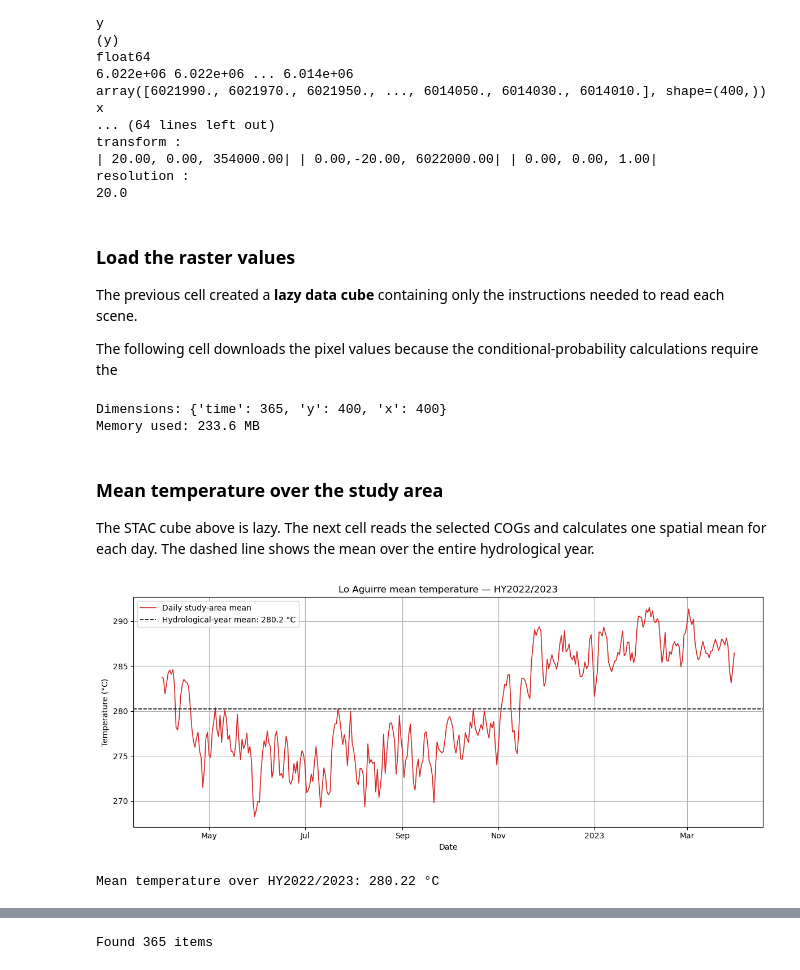
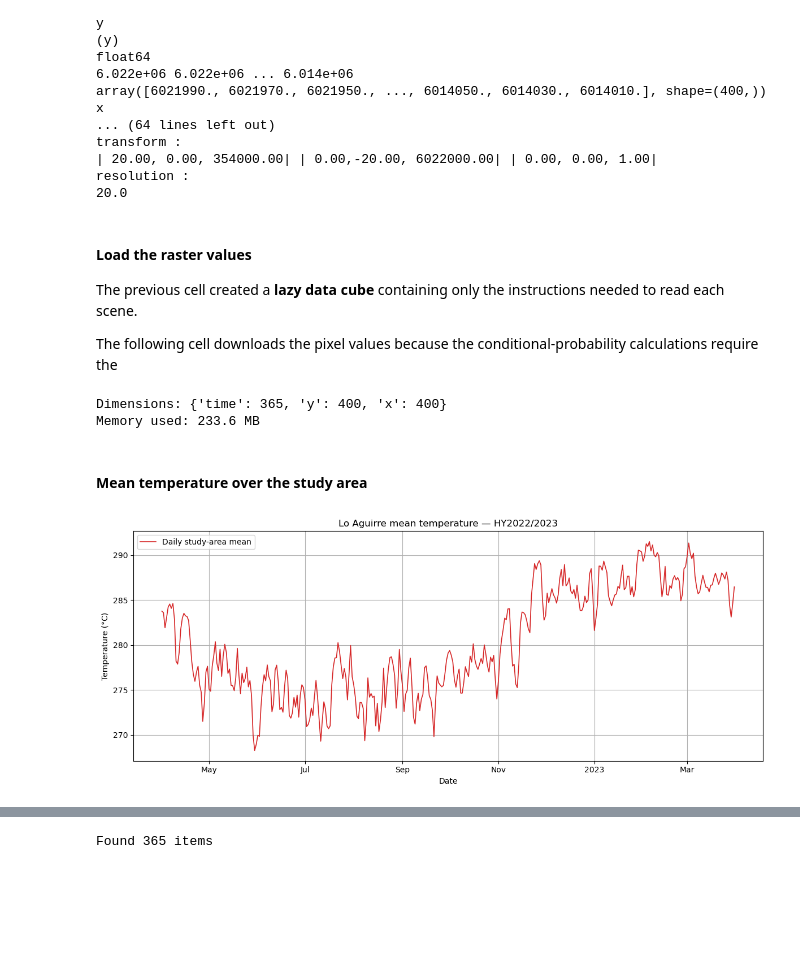
Before and after one commit to SNOWCOP/SWE_reconstruction, a Jupyter notebook: eotraining/exercise_03_swe_reconstruction.ipynb, the cells around one changed output, grey strips where cells are left out. Saved outputs shown, nothing was run; the diff lists cells and outputs as text; code cells hidden in the pictures; blank space fills up the shorter version.

```diff
--- a/eotraining/exercise_03_swe_reconstruction.ipynb
+++ b/eotraining/exercise_03_swe_reconstruction.ipynb
@@ -42,9 +42,12 @@ If all imports work, skip the installation cell.
 # %%
 # %pip install pystac-client stackstac xarray dask pandas matplotlib
 # %%
+import contextlib
+import gc
+import io
+from time import perf_counter
 from pathlib import Path
 import sys
-import time
 import matplotlib.pyplot as plt
 import leafmap
 import numpy as np
@@ -54,6 +57,8 @@ import stackstac
 import xarray as xr
 import rioxarray as rxr
 from pystac_client import Client
+
+from utils import load_stac_cube
 
 # Locate the repository and tutorial-data folders.
 WORKDIR = Path.cwd()
@@ -70,22 +75,6 @@ from melting import (
 )
 
 
-def load_stac_cube(data, label, max_attempts=3):
-    """Compute a STAC cube, retrying transient HTTP tile-read failures."""
-    for attempt in range(1, max_attempts + 1):
-        try:
-            scheduler = None if attempt == 1 else "single-threaded"
-            return data.compute(scheduler=scheduler)
-        except RuntimeError as error:
-            is_tile_error = "Error reading Window" in str(error)
-            if not is_tile_error or attempt == max_attempts:
-                raise
-            delay = 2 ** (attempt - 1)
-            print(
-                f"Transient read error while loading {label}; "
-                f"retrying in {delay} s ({attempt}/{max_attempts})"
-            )
-            time.sleep(delay)
 
 plt.rcParams.update({
     "figure.figsize": (12, 5),
@@ -178,7 +178,7 @@ transform :
 resolution :
 20.0
 # %% [markdown]
-### Load the raster values
+#### Load the raster values
 
 The previous cell created a **lazy data cube** containing only the instructions needed to read each scene.
 
@@ -194,41 +194,31 @@ print(f"Memory used: {temperature.nbytes / 1e6:.1f} MB")
 Dimensions: {'time': 365, 'y': 400, 'x': 400}
 Memory used: 233.6 MB
 # %% [markdown]
-### Mean temperature over the study area
-
-The STAC cube above is lazy. The next cell reads the selected COGs and calculates one spatial mean for each day. The dashed line shows the mean over the entire hydrological year.
+#### Mean temperature over the study area
 # %%
 area_mean_temperature = (
     temperature
     .mean(dim=("y", "x"), skipna=True)
     .compute()
 )
-hydrological_year_mean = float(area_mean_temperature.mean().item())
 
 fig, ax = plt.subplots()
+
 area_mean_temperature.plot(
     ax=ax,
     color="tab:red",
     linewidth=1.2,
     label="Daily study-area mean",
 )
-ax.axhline(
-    hydrological_year_mean,
-    color="black",
-    linestyle="--",
-    linewidth=1.2,
-    label=f"Hydrological-year mean: {hydrological_year_mean:.1f} °C",
-)
+
 ax.set(
     title=f"Lo Aguirre mean temperature — {HYDROLOGICAL_YEAR}",
     xlabel="Date",
     ylabel="Temperature (°C)",
 )
+
 ax.legend()
 fig.tight_layout()
 plt.show()
-
-print(f"Mean temperature over {HYDROLOGICAL_YEAR}: {hydrological_year_mean:.2f} °C")
 # %% [output]
-[figure, old version]
+[figure, new version]
-Mean temperature over HY2022/2023: 280.22 °C
```
Also changed, not shown: parts of 20 cells of this notebook, 3 other files.
